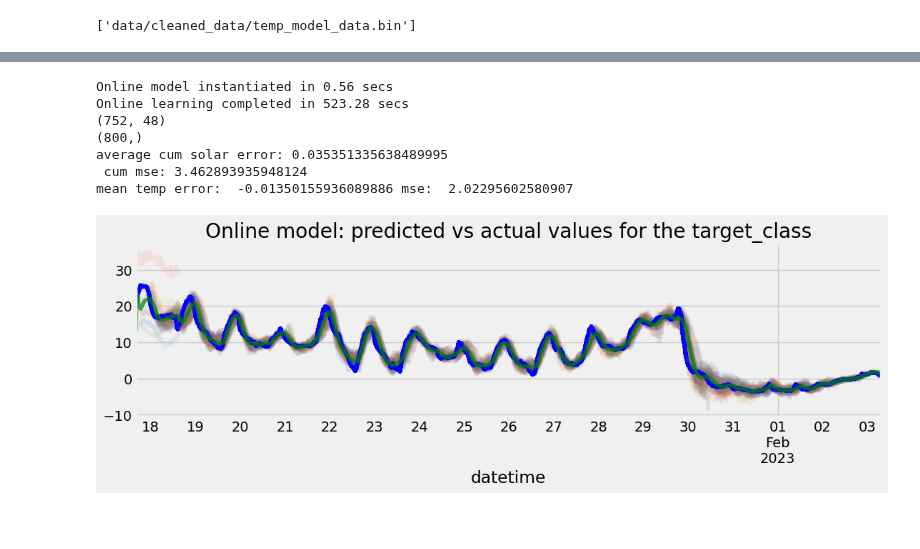
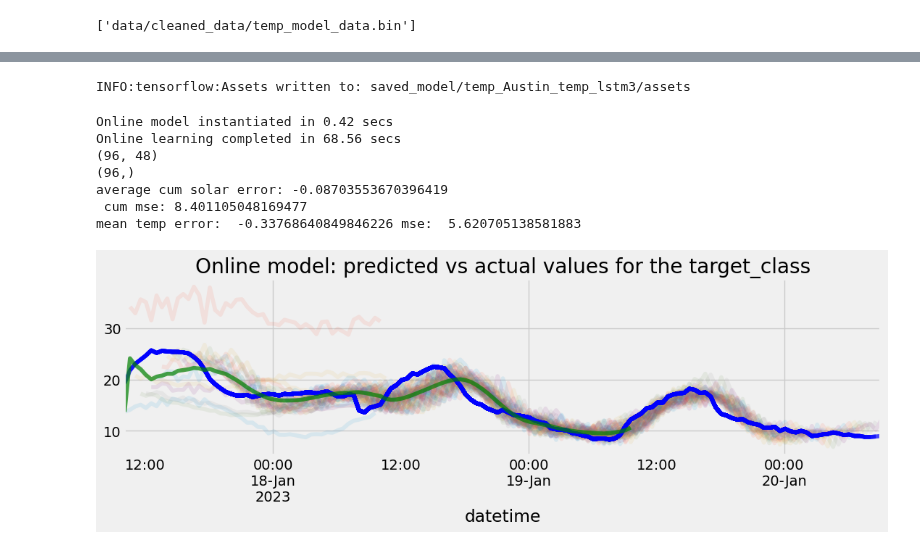
Before and after one commit to Muckthebuck/2023-Energy-kit, a Jupyter notebook: [Austin]solar_temp_predictions.ipynb, the cells around one changed output, grey strips where cells are left out. Saved outputs shown, nothing was run; the diff lists cells and outputs as text; code cells hidden in the pictures; blank space fills up the shorter version.

```diff
--- a/[Austin]solar_temp_predictions.ipynb
+++ b/[Austin]solar_temp_predictions.ipynb
@@ -395,7 +415,7 @@ plt.show()
 # Plot predictions vs actual labels for fixed model
 
 ## for large amount
-fixed_predict = model.predict_on_batch(X_test)
+fixed_predict = model.predict_on_batch(X_test[:96])
 j = 0
 fig, ax = plt.subplots(figsize=(12, 3))
 ax.set_title('Fixed model: predicted vs actual values for the target_class')
@@ -454,8 +474,8 @@ average solar error: -44.113724537765904
 j = 0
 fig, ax = plt.subplots(figsize=(12, 3))
 ax.set_title('Fixed model: predicted vs actual values for the target_class')
-dff_avg = pd.DataFrame({'predicted':  np.full(test_labels.shape[0], np.nan)},index=test_labels.index)
-dff_first = pd.DataFrame({'first_predicted':  np.full(test_labels.shape[0], np.nan)},index=test_labels.index)
+dff_avg = pd.DataFrame({'predicted':  np.full(test_labels.iloc[:96].shape[0], np.nan)},index=test_labels.iloc[:96].index)
+dff_first = pd.DataFrame({'first_predicted':  np.full(test_labels.iloc[:96].shape[0], np.nan)},index=test_labels.iloc[:96].index)
 avg_temperr=0
 avg_mse=0
 for i in range(fixed_predict.shape[0]):
@@ -503,7 +527,7 @@ print(f'Online model instantiated in {time() - start:.2f} secs')
 # Online training (update model with each new data available):
 predictions = []
 start = time()
-online_len = y_test.shape[0]
+online_len = 96
 for t in range(online_len):
     x = X_test[t].reshape(-1,T,N)  # a "new" input is available
     y_hat = online_model.predict_on_batch(x) # predict on the "new" input
@@ -522,8 +546,8 @@ print(fixed_predict.shape)
 j = 0
 fig, ax = plt.subplots(figsize=(12, 3))
 ax.set_title('Online model: predicted vs actual values for the target_class')
-dff_avg = pd.DataFrame({'predicted':  np.full(test_labels.shape[0], np.nan)},index=test_labels.index)
-dff_actual = pd.DataFrame({'actual':  np.array(test_labels).reshape(-1)},index=test_labels.index)
+dff_avg = pd.DataFrame({'predicted':  np.full(online_len, np.nan)},index=test_labels.iloc[:96].index)
+dff_actual = pd.DataFrame({'actual':  np.array(test_labels.iloc[:96]).reshape(-1)},index=test_labels.iloc[:96].index)
 avg_temperr=0
 avg_mse=0
 j=0
@@ -614,7 +638,7 @@ dump(df_load_val_batches, 'data/cleaned_data/temp_model_data.bin')
 ['data/cleaned_data/temp_model_data.bin']
 # %%
 # Let's make a list of CONSTANTS for modelling:
-LAYERS = [T+future, future*2, future*2, future]             # number of units in hidden and output layers
+LAYERS = [T, future*2, future*2, future]             # number of units in hidden and output layers
 M_TRAIN = X_train.shape[0]           # number of training examples (2D)
 M_TEST = X_test.shape[0]             # number of test examples (2D),full=X_test.shape[0]
 N = X_train.shape[2]                 # number of features
@@ -744,3 +767,7 @@ average temp error: 6.721426672609981
+# %%
+model.save("saved_model/temp_Austin_temp_lstm3/")
+# %% [output]
+INFO:tensorflow:Assets written to: saved_model/temp_Austin_temp_lstm3/assets
 # %%
 start = time()
 config, weights = model.get_config(), model.get_weights()
@@ -752,7 +779,7 @@ print(f'Online model instantiated in {time() - start:.2f} secs')
 # Online training (update model with each new data available):
 predictions = []
 start = time()
-online_len = y_test.shape[0]
+online_len = 96
 for t in range(online_len):
     x = X_test[t].reshape(-1,T,N)  # a "new" input is available
     y_hat = online_model.predict_on_batch(x) # predict on the "new" input
@@ -771,8 +798,8 @@ print(fixed_predict.shape)
 j = 0
 fig, ax = plt.subplots(figsize=(12, 3))
 ax.set_title('Online model: predicted vs actual values for the target_class')
-dff_avg = pd.DataFrame({'predicted':  np.full(test_labels.shape[0], np.nan)},index=test_labels.index)
-dff_actual = pd.DataFrame({'actual':  np.array(test_labels).reshape(-1)},index=test_labels.index)
+dff_avg = pd.DataFrame({'predicted':  np.full(test_labels.iloc[:online_len].shape[0], np.nan)},index=test_labels.iloc[:online_len].index)
+dff_actual = pd.DataFrame({'actual':  np.array(test_labels.iloc[:online_len]).reshape(-1)},index=test_labels.iloc[:online_len].index)
 avg_temperr=0
 avg_mse=0
 j=0
@@ -783,38 +810,38 @@ for i in range(online_len):
     # averaged = scaler_y.inverse_transform(fixed_predict)[i]
     # # Plot predictions vs actual labels for fixed model
     # actual = scaler_y.inverse_transform(y_test)[i]
     index = test_labels.iloc[i:i+actual.shape[0]].index
 
     # print(fixed_predict)
     dff1 = pd.DataFrame({'predicted': averaged.squeeze()}, index=index)
     j+=1
     # Assuming dff1 and dff2 are two dataframes with different index lengths
     # Join the two dataframes on their index
     dff_avg = dff_avg.join(dff1, how='left', rsuffix=f'_{i}')
     dff2 = pd.DataFrame({'actual': actual.squeeze()}, index=index)
     dff1.plot(ax=ax, alpha=0.1, legend=False)
     dff2.plot(ax=ax, alpha=0.7, color='blue', legend=False)
     avg_temperr +=np.mean(dff1['predicted']-dff2['actual'])
     avg_mse +=mean_squared_error(dff1['predicted'], dff2['actual'])
 dff_avg= dff_avg.mean(axis=1)
 print(dff_avg.values.shape)
 dff_avg.plot(ax=ax, alpha=0.7, color='green')
 print(f"average cum solar error: {avg_temperr/fixed_predict.shape[0]}")
 print(f" cum mse: {avg_mse/fixed_predict.shape[0]}")
 
 dff_avg_arry = np.array(dff_avg.values).reshape(-1)
 dff_actual_arry = np.array(dff_actual['actual']).reshape(-1)[~np.isnan(dff_avg_arry)]
 dff_avg_arry = dff_avg_arry[~np.isnan(dff_avg_arry)]
 diff = (dff_avg_arry-dff_actual_arry)
 dff_mse = mean_squared_error(dff_avg_arry, dff_actual_arry)
 print("mean temp error: ", np.mean(diff), "mse: ", dff_mse)
 plt.show()
 # %% [output]
-Online model instantiated in 0.56 secs
-Online learning completed in 523.28 secs
-(752, 48)
-(800,)
-average cum solar error: 0.035351335638489995
- cum mse: 3.462893935948124
-mean temp error:  -0.01350155936089886 mse:  2.02295602580907
+Online model instantiated in 0.42 secs
+Online learning completed in 68.56 secs
+(96, 48)
+(96,)
+average cum solar error: -0.08703553670396419
+ cum mse: 8.401105048169477
+mean temp error:  -0.33768640849846226 mse:  5.620705138581883
-[figure, old version]
+[figure, new version]
```
Also changed, not shown: parts of 9 cells of this notebook, 12 other files.
